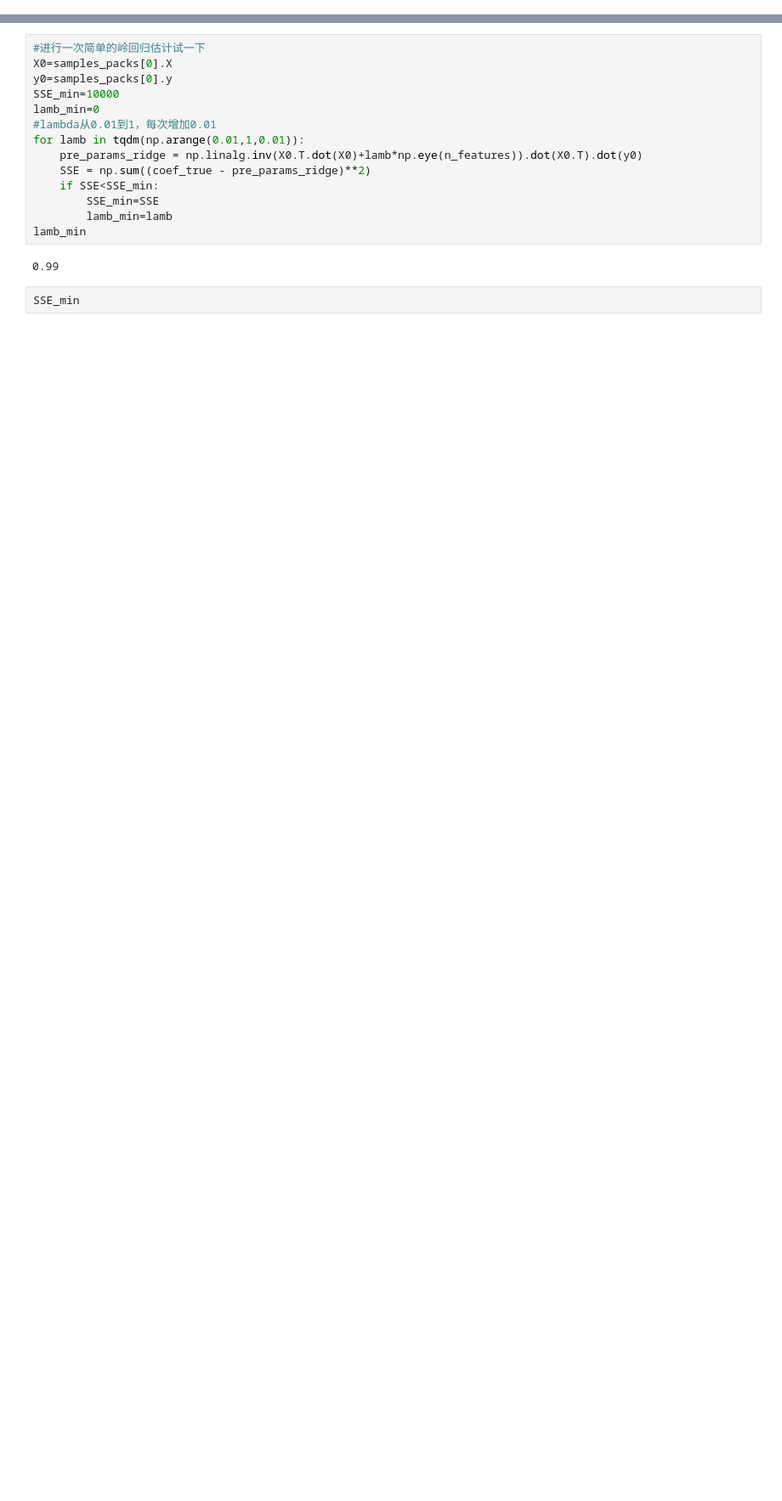
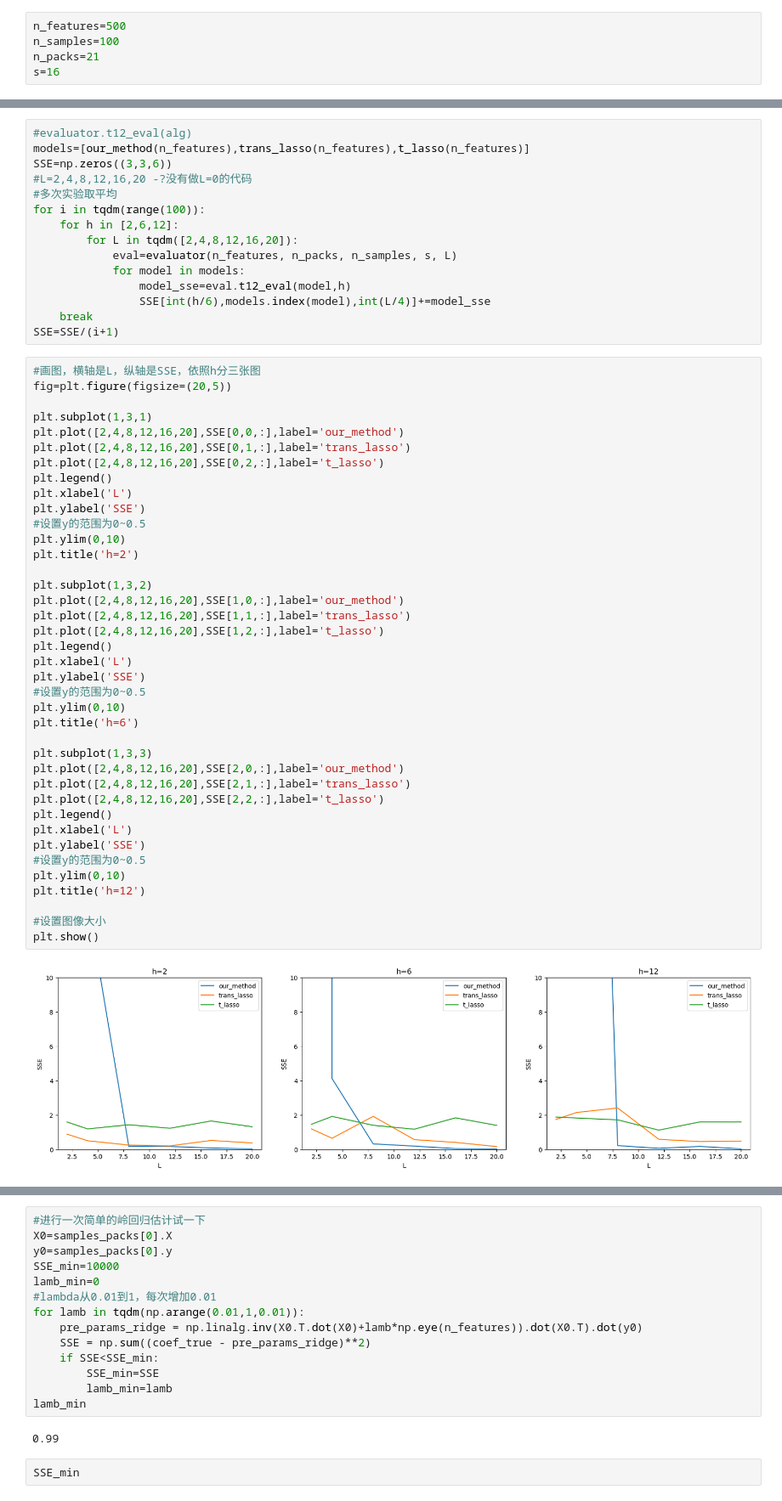
Before and after one commit to TJhaitang/simulation, a Jupyter notebook: test.ipynb, the cells around one changed output, grey strips where cells are left out. Shown at 85% size. Saved outputs shown, nothing was run; the diff lists cells and outputs as text; blank space fills up the shorter version.

```diff
--- a/test.ipynb
+++ b/test.ipynb
@@ -73,0 +120,5 @@ plt.plot(times_diff[:10])
+# %%
+n_features=500
+n_samples=100
+n_packs=21
+s=16
@@ -73,0 +193,56 @@ plt.plot(times_diff[:10])
+# %%
+#evaluator.t12_eval(alg)
+models=[our_method(n_features),trans_lasso(n_features),t_lasso(n_features)]
+SSE=np.zeros((3,3,6))
+#L=2,4,8,12,16,20 -?没有做L=0的代码
+#多次实验取平均
+for i in tqdm(range(100)):
+    for h in [2,6,12]:
+        for L in tqdm([2,4,8,12,16,20]):
+            eval=evaluator(n_features, n_packs, n_samples, s, L)
+            for model in models:
+                model_sse=eval.t12_eval(model,h)
+                SSE[int(h/6),models.index(model),int(L/4)]+=model_sse
+    break
+SSE=SSE/(i+1)
+# %%
+#画图，横轴是L，纵轴是SSE，依照h分三张图
+fig=plt.figure(figsize=(20,5))
+
+plt.subplot(1,3,1)
+plt.plot([2,4,8,12,16,20],SSE[0,0,:],label='our_method')
+plt.plot([2,4,8,12,16,20],SSE[0,1,:],label='trans_lasso')
+plt.plot([2,4,8,12,16,20],SSE[0,2,:],label='t_lasso')
+plt.legend()
+plt.xlabel('L')
+plt.ylabel('SSE')
+#设置y的范围为0~0.5
+plt.ylim(0,10)
+plt.title('h=2')
+
+plt.subplot(1,3,2)
+plt.plot([2,4,8,12,16,20],SSE[1,0,:],label='our_method')
+plt.plot([2,4,8,12,16,20],SSE[1,1,:],label='trans_lasso')
+plt.plot([2,4,8,12,16,20],SSE[1,2,:],label='t_lasso')
+plt.legend()
+plt.xlabel('L')
+plt.ylabel('SSE')
+#设置y的范围为0~0.5
+plt.ylim(0,10)
+plt.title('h=6')
+
+plt.subplot(1,3,3)
+plt.plot([2,4,8,12,16,20],SSE[2,0,:],label='our_method')
+plt.plot([2,4,8,12,16,20],SSE[2,1,:],label='trans_lasso')
+plt.plot([2,4,8,12,16,20],SSE[2,2,:],label='t_lasso')
+plt.legend()
+plt.xlabel('L')
+plt.ylabel('SSE')
+#设置y的范围为0~0.5
+plt.ylim(0,10)
+plt.title('h=12')
+
+#设置图像大小
+plt.show()
+# %% [output]
+[figure, added]
```
Also changed, not shown: parts of 48 cells of this notebook, 3 other files.
